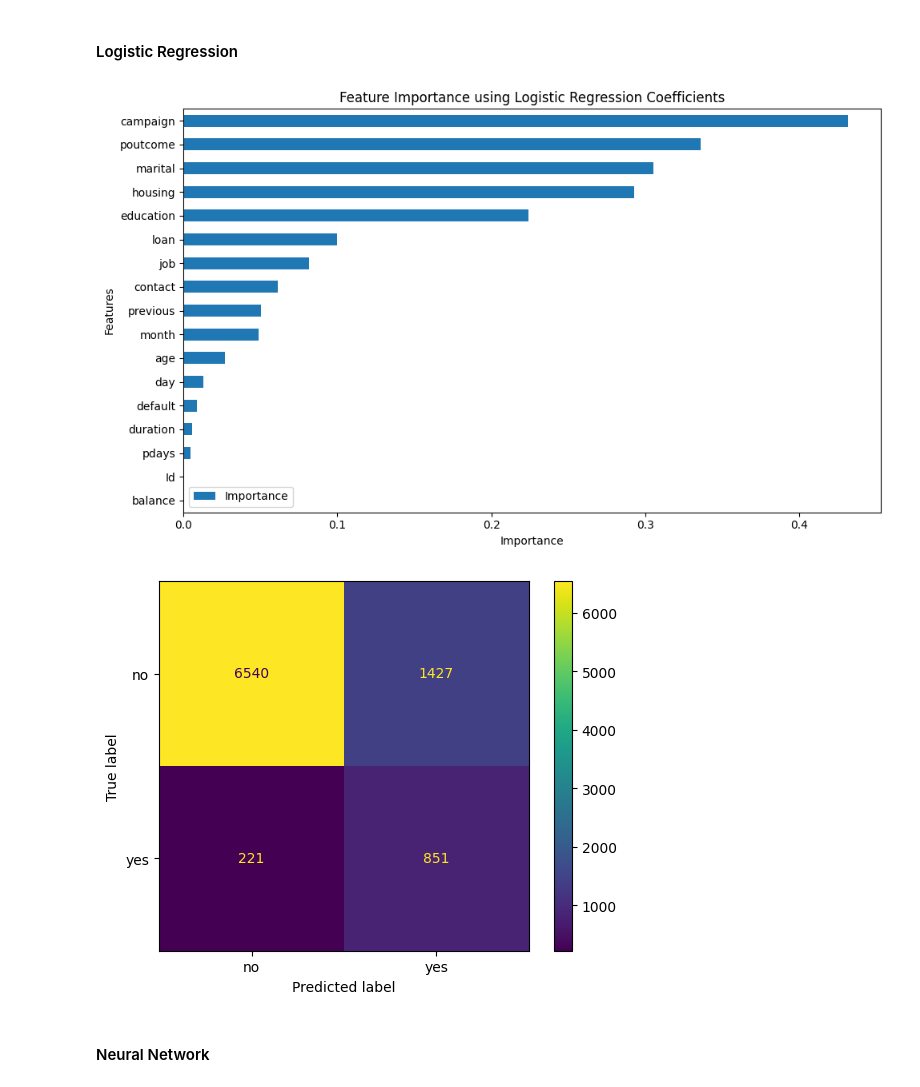
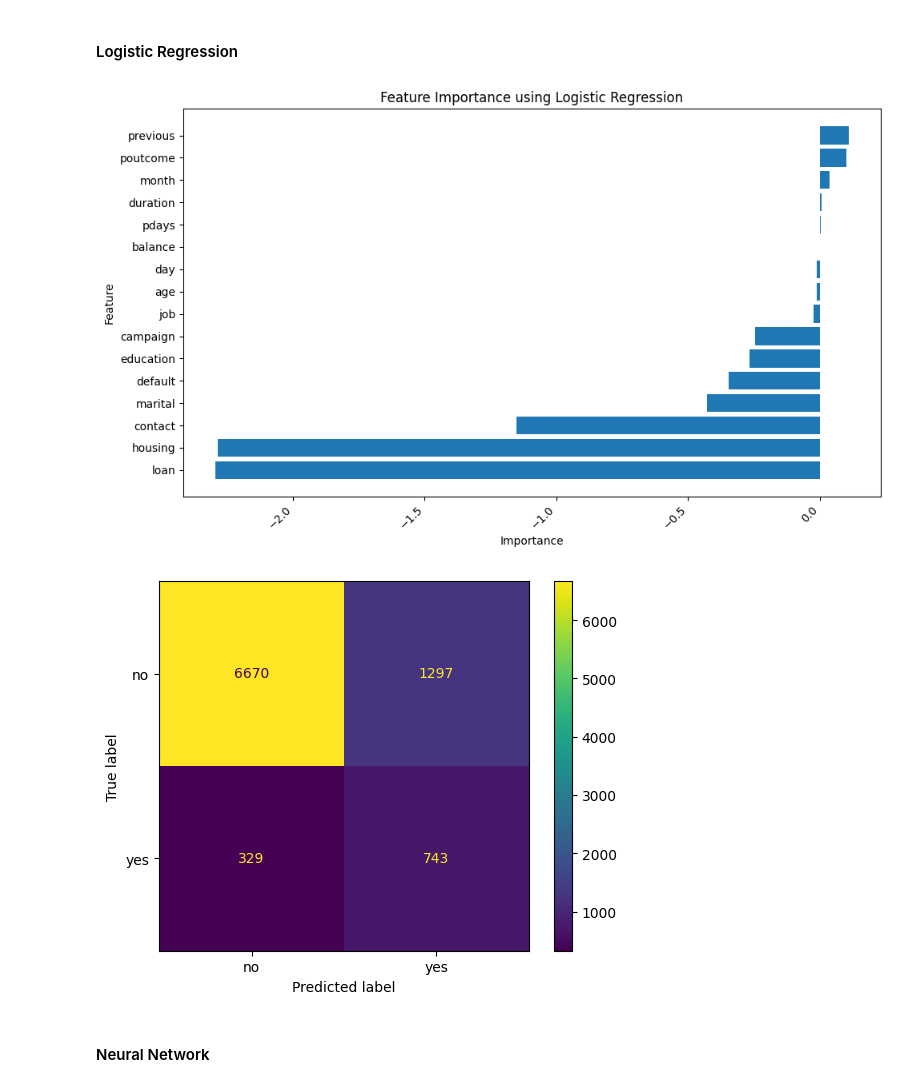
Before and after one commit to DanielCarneiro123/Machine-Learning-Proj, a Jupyter notebook: src/dataset_cleaning.ipynb, the cells around one changed output. Saved outputs shown, nothing was run; the diff lists cells and outputs as text; code cells hidden in the pictures.

Commit message:
conclusion and feature importance REDONE

```diff
--- a/src/dataset_cleaning.ipynb
+++ b/src/dataset_cleaning.ipynb
@@ -349,7 +366,7 @@ First, since the dataset is not balanced, we need to over sample it to make sure
 # %%
 data = pd.read_csv(path_clean_dataset)
 
-features = data.drop('y', axis=1)
+features = data.drop(['y', 'Id'], axis=1)
 labels = data['y']
 
 X_train, X_test, y_train, y_test = train_test_split(features, labels, test_size=0.2, random_state=30)
@@ -866,27 +875,28 @@ plt.show()
 # %% [markdown]
 #### Logistic Regression
 # %%
-imp = model_lr.coef_
-avg_importance = np.mean(np.abs(imp), axis=0)
-feature_importance = pd.DataFrame(avg_importance, index=features.columns, columns=['Importance'])
-feature_importance = feature_importance.sort_values(by='Importance', ascending=True)
-feature_importance.plot(kind='barh', figsize=(10, 6))
+coefficients = model_lr.coef_[0]
 
+feature_importance = pd.DataFrame({'Feature': X_test.columns, 'Importance': coefficients})
+feature_importance = feature_importance.sort_values('Importance', ascending=True)
 
-plt.title('Feature Importance using Logistic Regression Coefficients')
+plt.figure(figsize=(10, 6))
+plt.barh(feature_importance['Feature'], feature_importance['Importance'])
 plt.xlabel('Importance')
-plt.ylabel('Features')
+plt.ylabel('Feature')
+plt.title('Feature Importance using Logistic Regression')
+plt.xticks(rotation=45, ha='right')
 plt.tight_layout()
 plt.show()
 
 y_pred = model_lr.predict(X_test)
 confusion_matrix_result = confusion_matrix(y_test, y_pred)
 
 ConfusionMatrixDisplay(confusion_matrix = confusion_matrix_result, display_labels = ["no", "yes",]).plot()
 plt.show()
 # %% [output]
-[figure, old version]
+[figure, new version]
-[figure, old version]
+[figure, new version]
 # %% [markdown]
 #### Neural Network
 # %%
```
Also changed, not shown: parts of 14 cells of this notebook.
